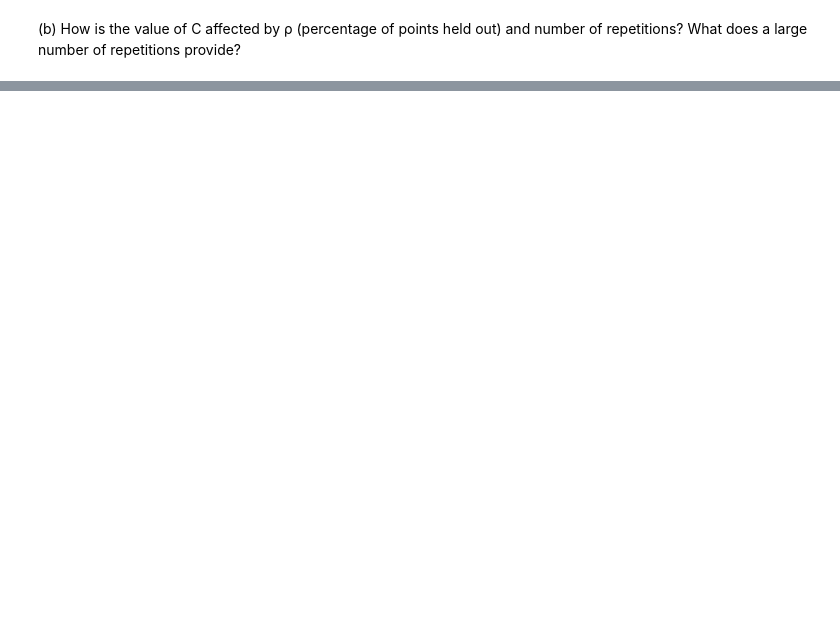
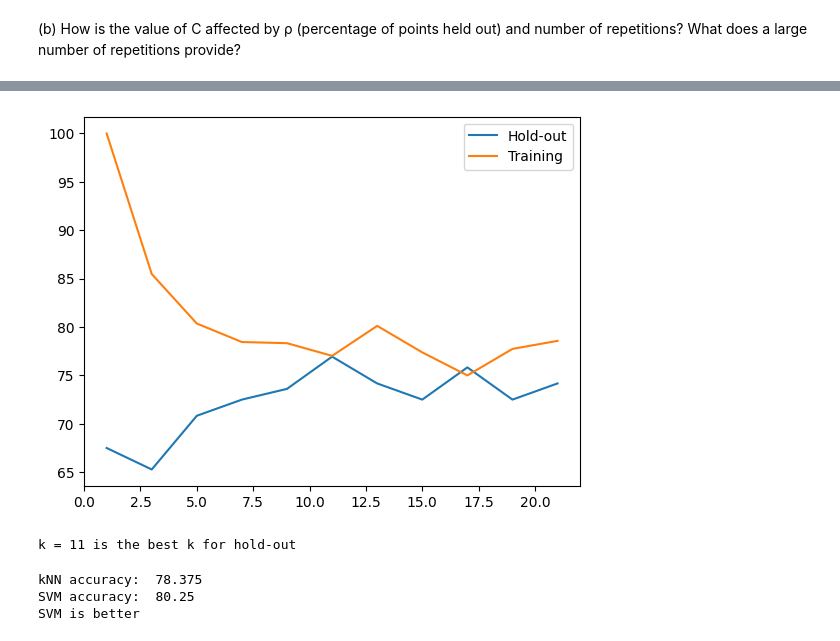
Before and after one commit to DarkWake9/EE5610, a Jupyter notebook: Assignment 1 part III.ipynb, the cells around one changed output, grey strips where cells are left out. Cells and saved outputs as stored; diff of their text form; code cells hidden in the pictures; blank space fills up the shorter version.

```diff
--- a/Assignment 1 part III.ipynb
+++ b/Assignment 1 part III.ipynb
@@ -234,0 +246,29 @@ plt.show()
+# %%
+hold_out_rho = 0.3
+n_rep = 10
+def outCVkNN(X, Y, k, n_rep, hold_out_rho):
+    n = len(X)
+    n_hold_out = int(n*hold_out_rho)
+    hold_out_accuracy = np.zeros(n_rep)
+    train_accuracy = np.zeros(n_rep)
+    for i in range(n_rep):
+        shuffle_idx = np.random.permutation(n)
+        X_train = X[shuffle_idx]
+        Y_train = Y[shuffle_idx]
+        X_hold_out = X_train[:n_hold_out]
+        Y_hold_out = Y_train[:n_hold_out]
+        X_train = X_train[n_hold_out:]
+        Y_train = Y_train[n_hold_out:]
+        Y_pred_hold_out = kNNClassify(X_train, Y_train, X_hold_out, k)
+        hold_out_accuracy[i] = np.count_nonzero(Y_hold_out == Y_pred_hold_out)/len(Y_hold_out)
+        Y_pred_train = kNNClassify(X_train, Y_train, X_train, k)
+        train_accuracy[i] = np.count_nonzero(Y_train == Y_pred_train)/len(Y_train)
+
+
+    return np.round([np.mean(hold_out_accuracy)*100, np.mean(train_accuracy)*100], 2)
+# %%
+aaa = []
+for k in range(1, 23, 2):
+    knnout = outCVkNN(X_train, Y_train, k, n_rep, hold_out_rho)
+    print("k = ", k, ": ", knnout)
+    aaa.append(knnout)
@@ -234,0 +287,12 @@ plt.show()
+# %%
+plt.plot(range(1, 23, 2), [x[0] for x in aaa], label="Hold-out")
+plt.plot(range(1, 23, 2), [x[1] for x in aaa], label="Training")
+plt.legend()
+plt.show()
+# %% [output]
+[figure, added]
+# %%
+k_best = np.argmax([x[0] for x in aaa])*2+1
+print('k =', k_best, 'is the best k for hold-out')
+# %% [output]
+k = 11 is the best k for hold-out
@@ -234,0 +307,13 @@ plt.show()
+# %%
+print('kNN accuracy: ', kNN_accuracy)
+print('SVM accuracy: ', SVM_accuracy)
+
+if kNN_accuracy > SVM_accuracy:
+    print('kNN is better')
+
+else:
+    print('SVM is better')
+# %% [output]
+kNN accuracy:  78.375
+SVM accuracy:  80.25
+SVM is better
```
Also changed, not shown: parts of 19 cells of this notebook.
